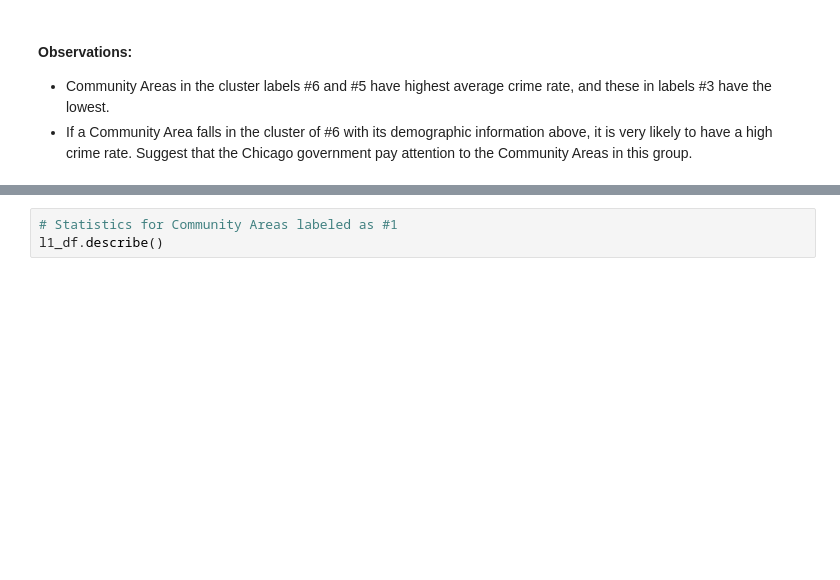
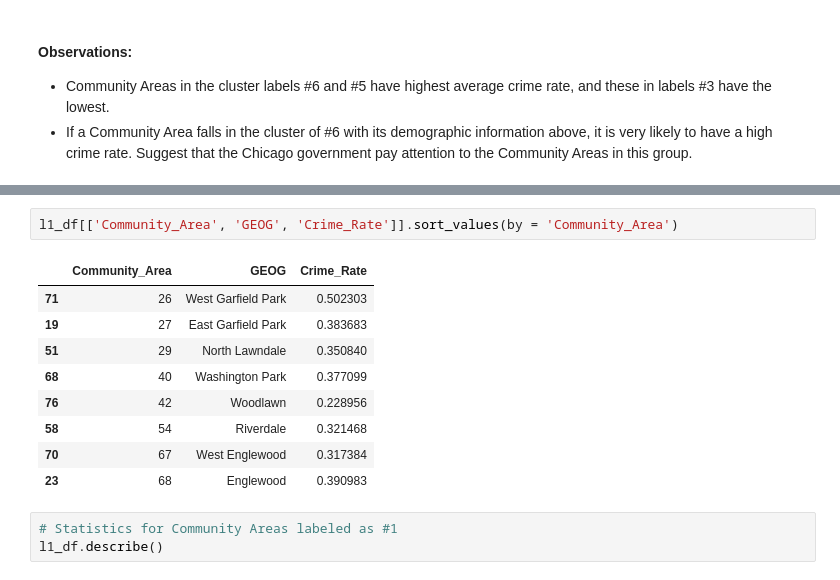
Before and after one commit to DavidFlanders/Capstone, a Jupyter notebook: ChicagoCrimeData - MachineLearning.ipynb, the cells around one changed output, grey strips where cells are left out. Saved outputs shown, nothing was run; the diff lists cells and outputs as text; blank space fills up the shorter version.

```diff
--- a/ChicagoCrimeData - MachineLearning.ipynb
+++ b/ChicagoCrimeData - MachineLearning.ipynb
@@ -633,6 +637,18 @@ l1_df.sort_values(by = 'Community_Area')
 | 58 | 6 | 0.321468 | 54 | Riverdale | 0.617550 | 0.041667 | 0.407990 | 0.073791 | ... |
 | 70 | 6 | 0.317384 | 67 | West Englewood | 0.679337 | 0.069378 | 0.347623 | 0.354163 | ... |
 | 23 | 6 | 0.390983 | 68 | Englewood | 0.647942 | 0.054439 | 0.359956 | 0.175070 | ... |
+# %%
+l1_df[['Community_Area', 'GEOG', 'Crime_Rate']].sort_values(by = 'Community_Area')
+# %% [output]
+|  | Community_Area | GEOG | Crime_Rate |
+| 71 | 26 | West Garfield Park | 0.502303 |
+| 19 | 27 | East Garfield Park | 0.383683 |
+| 51 | 29 | North Lawndale | 0.350840 |
+| 68 | 40 | Washington Park | 0.377099 |
+| 76 | 42 | Woodlawn | 0.228956 |
+| 58 | 54 | Riverdale | 0.321468 |
+| 70 | 67 | West Englewood | 0.317384 |
+| 23 | 68 | Englewood | 0.390983 |
 # %%
 # Statistics for Community Areas labeled as #1
 l1_df.describe()
```
Also changed, not shown: parts of 1 cell of this notebook.
